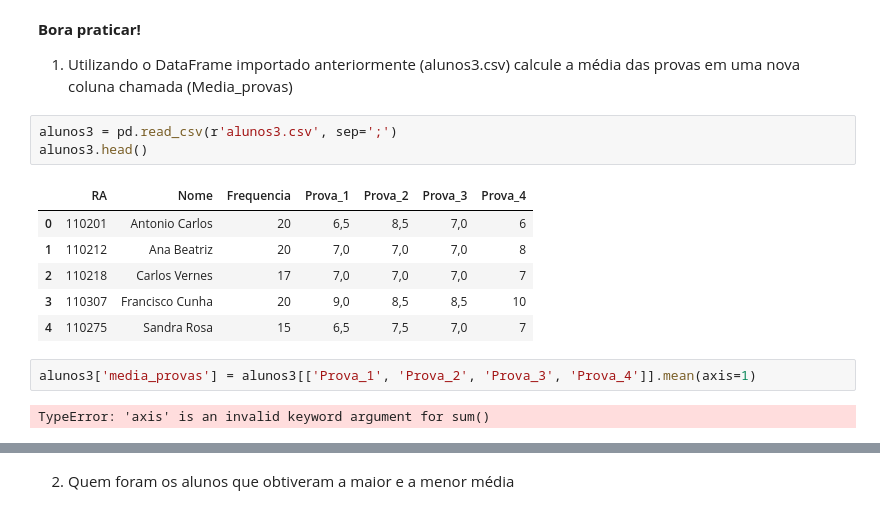
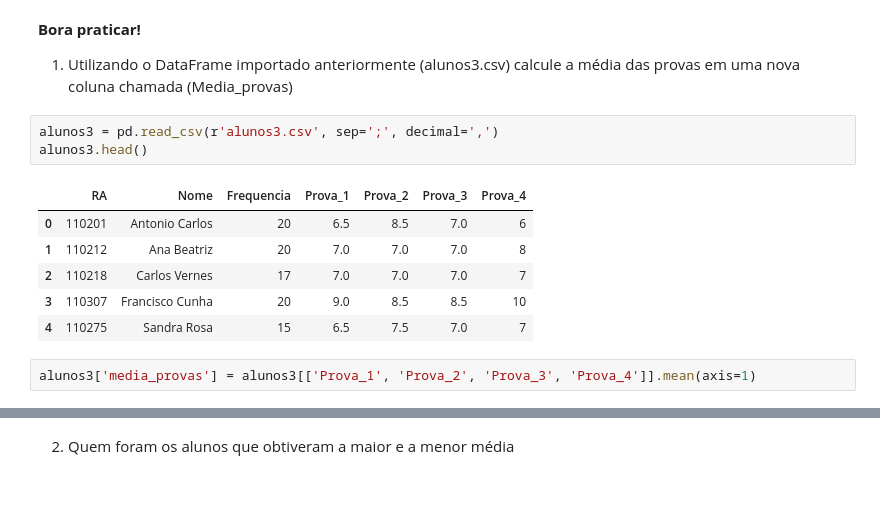
Before and after one commit to gabrielvmdvital/Tecnicas_de_programacao1, a Jupyter notebook: Aula5/aula05_pandas2_aula.ipynb, the cells around one changed output, grey strips where cells are left out. Cells and saved outputs as stored; diff of their text form.

```diff
--- a/Aula5/aula05_pandas2_aula.ipynb
+++ b/Aula5/aula05_pandas2_aula.ipynb
@@ -6,16 +6,14 @@ import numpy as np
 
 1) Utilizando o DataFrame importado anteriormente (alunos3.csv) calcule a média das provas em uma nova coluna chamada (Media_provas)
 # %%
-alunos3 = pd.read_csv(r'alunos3.csv', sep=';')
+alunos3 = pd.read_csv(r'alunos3.csv', sep=';', decimal=',')
 alunos3.head()
 # %% [output]
 |  | RA | Nome | Frequencia | Prova_1 | Prova_2 | Prova_3 | Prova_4 |
-| 0 | 110201 | Antonio Carlos | 20 | 6,5 | 8,5 | 7,0 | 6 |
-| 1 | 110212 | Ana Beatriz | 20 | 7,0 | 7,0 | 7,0 | 8 |
-| 2 | 110218 | Carlos Vernes | 17 | 7,0 | 7,0 | 7,0 | 7 |
-| 3 | 110307 | Francisco Cunha | 20 | 9,0 | 8,5 | 8,5 | 10 |
-| 4 | 110275 | Sandra Rosa | 15 | 6,5 | 7,5 | 7,0 | 7 |
+| 0 | 110201 | Antonio Carlos | 20 | 6.5 | 8.5 | 7.0 | 6 |
+| 1 | 110212 | Ana Beatriz | 20 | 7.0 | 7.0 | 7.0 | 8 |
+| 2 | 110218 | Carlos Vernes | 17 | 7.0 | 7.0 | 7.0 | 7 |
+| 3 | 110307 | Francisco Cunha | 20 | 9.0 | 8.5 | 8.5 | 10 |
+| 4 | 110275 | Sandra Rosa | 15 | 6.5 | 7.5 | 7.0 | 7 |
 # %%
 alunos3['media_provas'] = alunos3[['Prova_1', 'Prova_2', 'Prova_3', 'Prova_4']].mean(axis=1)
-# %% [output]
-TypeError: 'axis' is an invalid keyword argument for sum()
```
Also changed, not shown: parts of 6 cells of this notebook, 2 other files.
